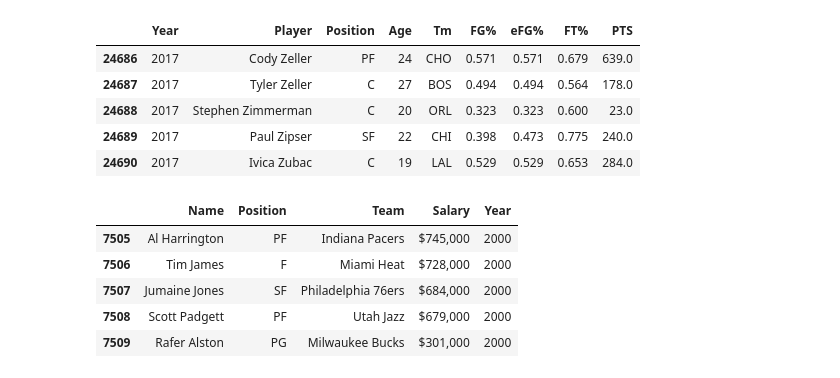
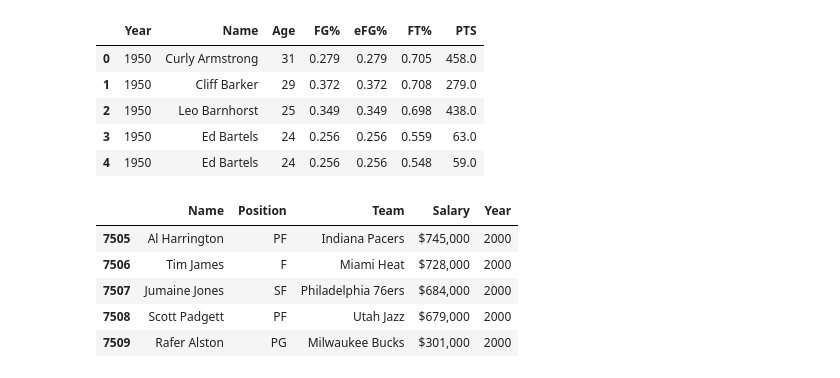
Before and after one commit to ziangzhang10/nba-players-pay-study, a Jupyter notebook: Main/Analysis.ipynb, the cells around one changed output. Cells and saved outputs as stored; diff of their text form; code cells hidden in the pictures.

```diff
--- a/Main/Analysis.ipynb
+++ b/Main/Analysis.ipynb
@@ -19,26 +24,26 @@ player_salary_inp = pd.read_csv(os.path.join("..", "RawData", "player_salary.csv
 # %%
 # Clean up dataset 1 to get ready for merging
 # keep useful columns
-player_stats = player_stats_inp[["Year", "Player", "Pos", "Age", "Tm", "FG%", "eFG%", "FT%", "PTS"]]
+player_stats = player_stats_inp[["Year", "Player", "Age", "FG%", "eFG%", "FT%", "PTS"]]
 
 # Get rid of NaN values
 player_stats = player_stats.dropna()
 
 # Make the values that should be integer integer
 player_stats.Year = player_stats.Year.astype(int)
 player_stats.Age = player_stats.Age.astype(int)
 
 # rname column
-player_stats = player_stats.rename(columns={"Pos": "Position"})
+player_stats = player_stats.rename(columns={"Player": "Name"})
 
-player_stats.tail()
+player_stats.head()
 # %% [output]
-|  | Year | Player | Position | Age | Tm | FG% | eFG% | FT% | PTS |
-| 24686 | 2017 | Cody Zeller | PF | 24 | CHO | 0.571 | 0.571 | 0.679 | 639.0 |
-| 24687 | 2017 | Tyler Zeller | C | 27 | BOS | 0.494 | 0.494 | 0.564 | 178.0 |
-| 24688 | 2017 | Stephen Zimmerman | C | 20 | ORL | 0.323 | 0.323 | 0.600 | 23.0 |
-| 24689 | 2017 | Paul Zipser | SF | 22 | CHI | 0.398 | 0.473 | 0.775 | 240.0 |
-| 24690 | 2017 | Ivica Zubac | C | 19 | LAL | 0.529 | 0.529 | 0.653 | 284.0 |
+|  | Year | Name | Age | FG% | eFG% | FT% | PTS |
+| 0 | 1950 | Curly Armstrong | 31 | 0.279 | 0.279 | 0.705 | 458.0 |
+| 1 | 1950 | Cliff Barker | 29 | 0.372 | 0.372 | 0.708 | 279.0 |
+| 2 | 1950 | Leo Barnhorst | 25 | 0.349 | 0.349 | 0.698 | 438.0 |
+| 3 | 1950 | Ed Bartels | 24 | 0.256 | 0.256 | 0.559 | 63.0 |
+| 4 | 1950 | Ed Bartels | 24 | 0.256 | 0.256 | 0.548 | 59.0 |
 # %%
 # Clean up dataset 2 to get ready for merging
 player_salary = player_salary_inp[["Name", "Position", "Team", "Salary", "Year"]]
```
Also changed, not shown: parts of 9 cells of this notebook.
